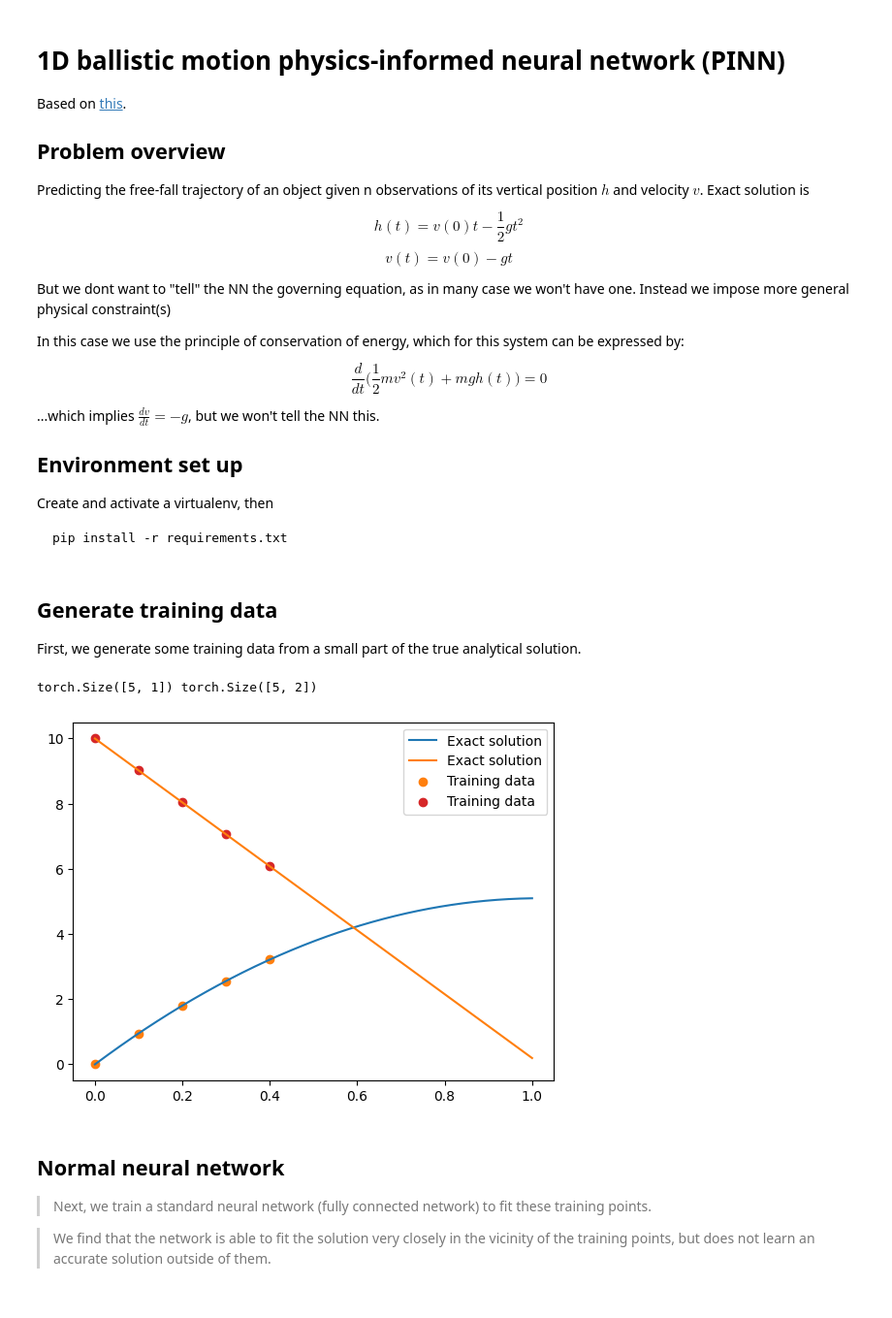
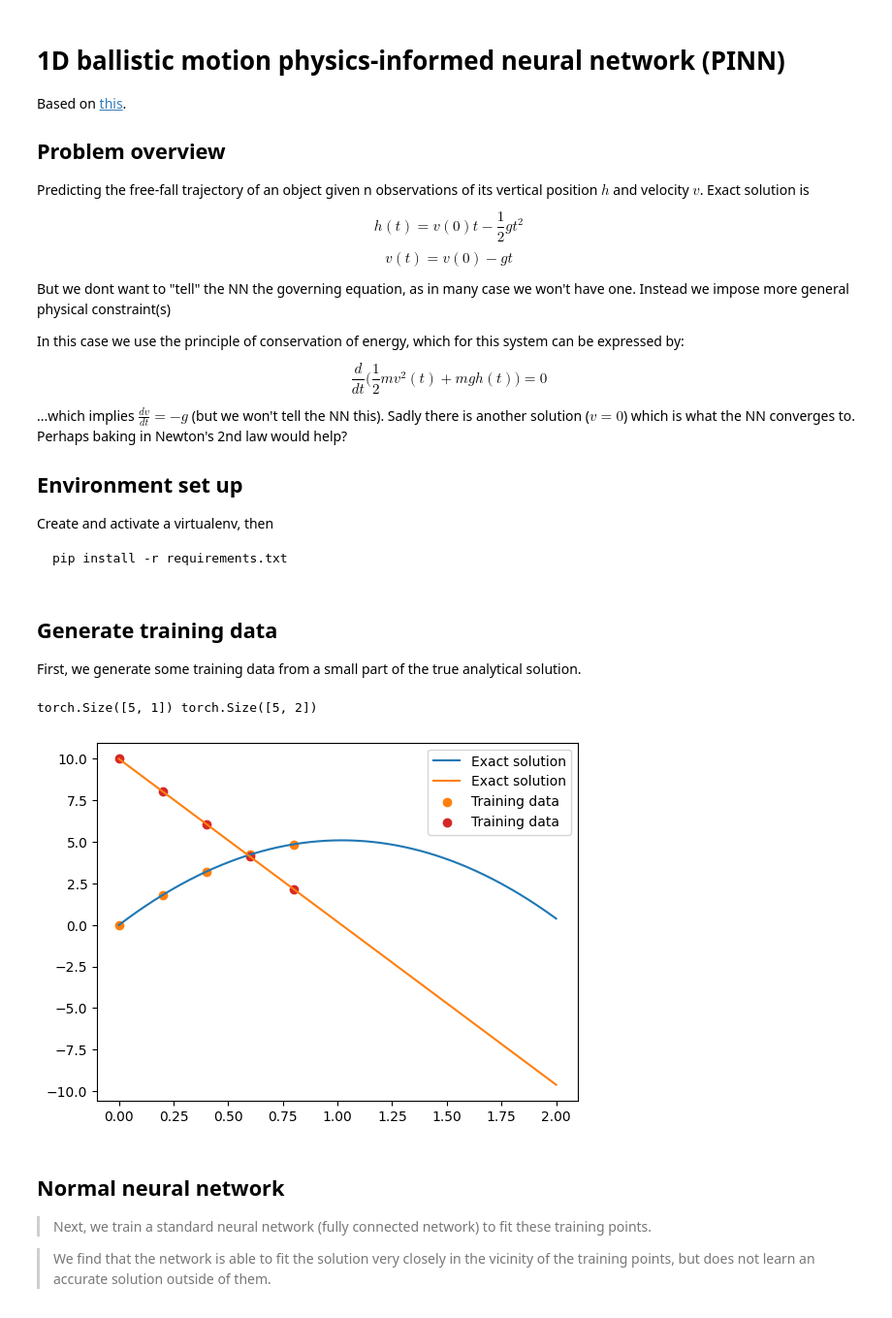
Before and after one commit to andrew-infogrid/harmonic-oscillator-pinn, a Jupyter notebook: BallisticsPINN.ipynb, the cells around one changed output. Shown at 97% size. Cells and saved outputs as stored; diff of their text form; code cells hidden in the pictures.

```diff
--- a/BallisticsPINN.ipynb
+++ b/BallisticsPINN.ipynb
@@ -24,8 +24,8 @@ $$
 \frac{d}{dt}\Big(\textstyle\frac12mv^2(t) + mgh(t)\Big) = 0
 $$
 
-...which implies $\frac{dv}{dt} = -g$, but we won't tell the NN this.
-
+...which implies $\frac{dv}{dt} = -g$ (but we won't tell the NN this). Sadly there is another solution ($v=0$) which is
+what the NN converges to. Perhaps baking in Newton's 2nd law would help?
 
 ## Environment set up
 
@@ -88,25 +84,25 @@ First, we generate some training data from a small part of the true analytical s
 # %%
 g = -9.80665
 v0 = 10
 
 # get the analytical solution over the full domain
-t = torch.linspace(0, 1, 501).view(-1, 1)
+t = torch.linspace(0, 2, 501).view(-1, 1)
 hv = solution(g, v0, t).view(-1, 2)
 
 # slice out a small number of points from the LHS of the domain
 t_data = t[0:250:50]
 hv_data = hv[0:250:50, :]
 print(t_data.shape, hv_data.shape)
 
 plt.figure()
 plt.plot(t, hv, label="Exact solution")
 plt.scatter(t_data, hv_data[:, 0], color="tab:orange", label="Training data")
 plt.scatter(t_data, hv_data[:, 1], color="tab:red", label="Training data")
 plt.legend()
 plt.show()
 # %% [output]
 torch.Size([5, 1]) torch.Size([5, 2])
-[figure, old version]
+[figure, new version]
 # %% [markdown]
 ## Normal neural network
 
```
Also changed, not shown: parts of 7 cells of this notebook, 10 other files.
